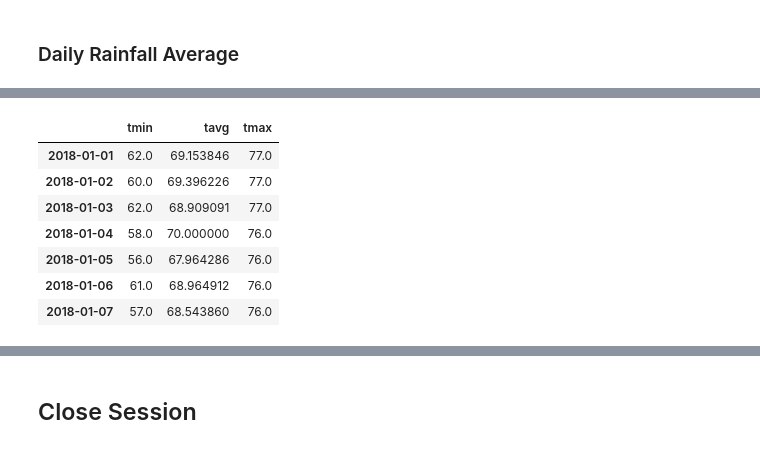
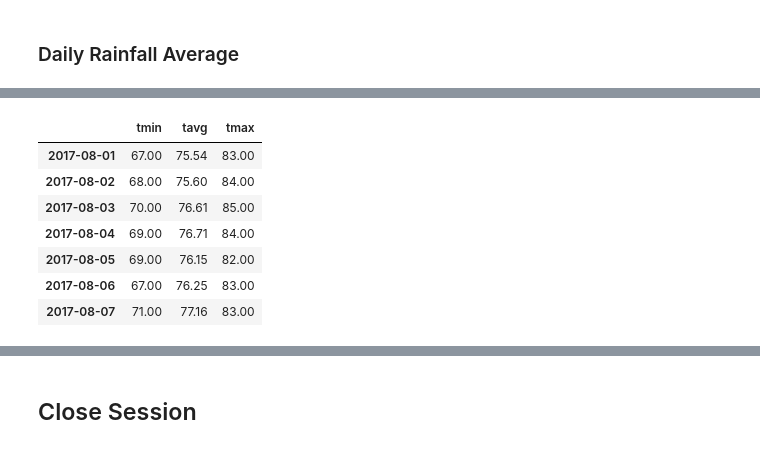
Before and after one commit to rperezme-data/DAB_H10_SQLAlchemy-challenge, a Jupyter notebook: ClimateSQLAlchemy/4_Temperature_Analysis_2.ipynb, the cells around one changed output, grey strips where cells are left out. Drawn from its saved outputs; the diff is of its cells as text; code cells hidden in the pictures.

```diff
--- a/ClimateSQLAlchemy/4_Temperature_Analysis_2.ipynb
+++ b/ClimateSQLAlchemy/4_Temperature_Analysis_2.ipynb
@@ -61,8 +60,14 @@ print(calc_temps('2012-02-28', '2012-03-05'))
 # %%
 # Use the function `calc_temps` to calculate the tmin, tavg, and tmax
 # for a year in the data set
-start_date = '2016-08-01'
-end_date = '2017-08-01'
+start_date = '2017-08-01'
+minus_one_year = dt.datetime.strptime(start_date, "%Y-%m-%d").date() - relativedelta(years=1)
+minus_one_year = dt.datetime.strftime(minus_one_year, "%Y-%m-%d")
 
-print(calc_temps(start_date, end_date))
+tmin, tavg, tmax = calc_temps(minus_one_year, start_date)[0]
+
+print(f"Temperatures from {minus_one_year} to {start_date}:")
+print(f"   tmin = {tmin:.2f} °F")
+print(f"   tavg = {tavg:.2f} °F")
+print(f"   tmax = {tmax:.2f} °F")
 # %% [output]
@@ -73,19 +81,19 @@ print(calc_temps(start_date, end_date))
 # Use the average temperature for bar height (y value)
 # Use the peak-to-peak (tmax-tmin) value as the y error bar (yerr)
 
-tmin, tavg, tmax = calc_temps(start_date, end_date)[0]
 yerr = (tmax-tmin)/2
 
-plt.figure(figsize=(2,6))
-plt.bar(x=.5, height=tavg, yerr=yerr, color='red', alpha=0.3)
+plt.figure(figsize=(2.5,6))
+plt.bar(x=.5, height=tavg, width=0.6, yerr=yerr, color='red', alpha=0.25)
 
-plt.title("Trip Avg Temp", size="medium")
-plt.ylabel("Temp [°F]", size="small")
+plt.title("Trip Avg Temp", pad=15, fontsize="large")
+plt.ylabel("Temperature [°F]", labelpad=10, fontsize="medium")
 
 plt.xlim(0,1)
 plt.ylim(0,100+5)
 plt.xticks(ticks=[])
 plt.yticks(ticks=range(0,100+1,20), size="x-small")
 
+plt.savefig('Images/Trip_Avg_Temp.png', bbox_inches='tight')
 plt.show()
 # %% [output]
@@ -147,8 +155,8 @@ daily_normals("01-01")
 # push each tuple of calculations into a list called `normals`
 
 # Set the start and end date of the trip
-start_date = '2018-01-01'
-end_date = '2018-01-07'
+start_date = '2017-08-01'
+end_date = '2017-08-07'
 
 # Use the start and end date to create a range of dates
 start = dt.datetime.strptime(start_date, "%Y-%m-%d").date()
@@ -186,13 +174,13 @@ normals
 # %%
 # Load the previous query results into a Pandas DataFrame and add the `trip_dates` range as the `date` index
 normals_df = pd.DataFrame(normals, index=date_range, columns=['tmin', 'tavg', 'tmax'])
-normals_df
+normals_df.style.format('{:.2f}')
 # %% [output]
 |  | tmin | tavg | tmax |
-| 2018-01-01 | 62.0 | 69.153846 | 77.0 |
-| 2018-01-02 | 60.0 | 69.396226 | 77.0 |
-| 2018-01-03 | 62.0 | 68.909091 | 77.0 |
-| 2018-01-04 | 58.0 | 70.000000 | 76.0 |
-| 2018-01-05 | 56.0 | 67.964286 | 76.0 |
-| 2018-01-06 | 61.0 | 68.964912 | 76.0 |
-| 2018-01-07 | 57.0 | 68.543860 | 76.0 |
+| 2017-08-01 | 67.00 | 75.54 | 83.00 |
+| 2017-08-02 | 68.00 | 75.60 | 84.00 |
+| 2017-08-03 | 70.00 | 76.61 | 85.00 |
+| 2017-08-04 | 69.00 | 76.71 | 84.00 |
+| 2017-08-05 | 69.00 | 76.15 | 82.00 |
+| 2017-08-06 | 67.00 | 76.25 | 83.00 |
+| 2017-08-07 | 71.00 | 77.16 | 83.00 |
```
Also changed, not shown: parts of 11 cells of this notebook, 2 other files.
